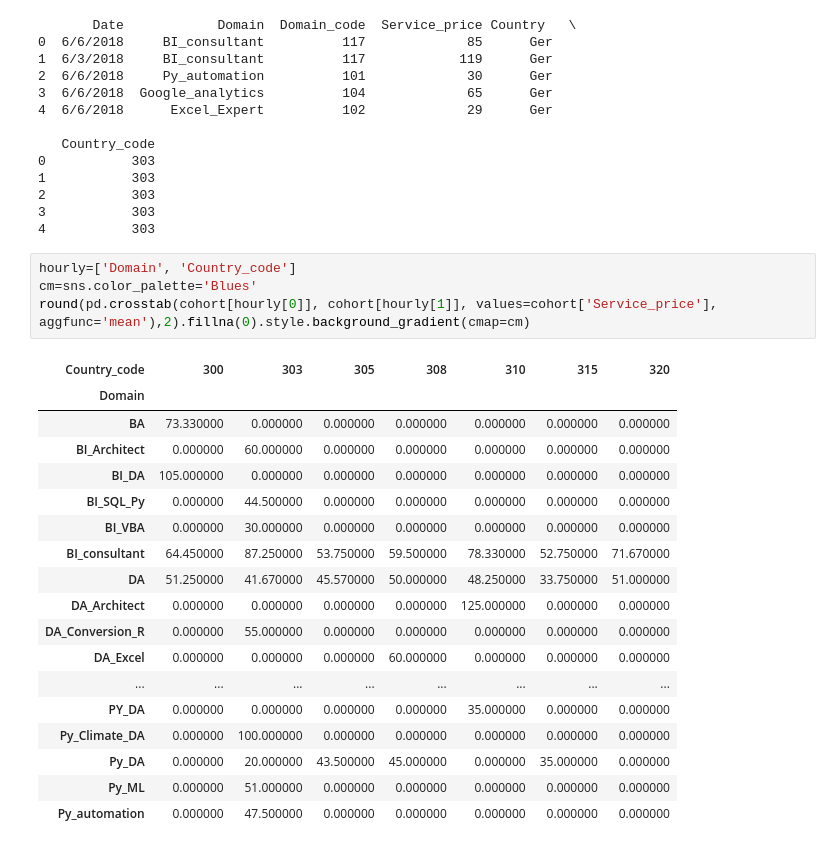
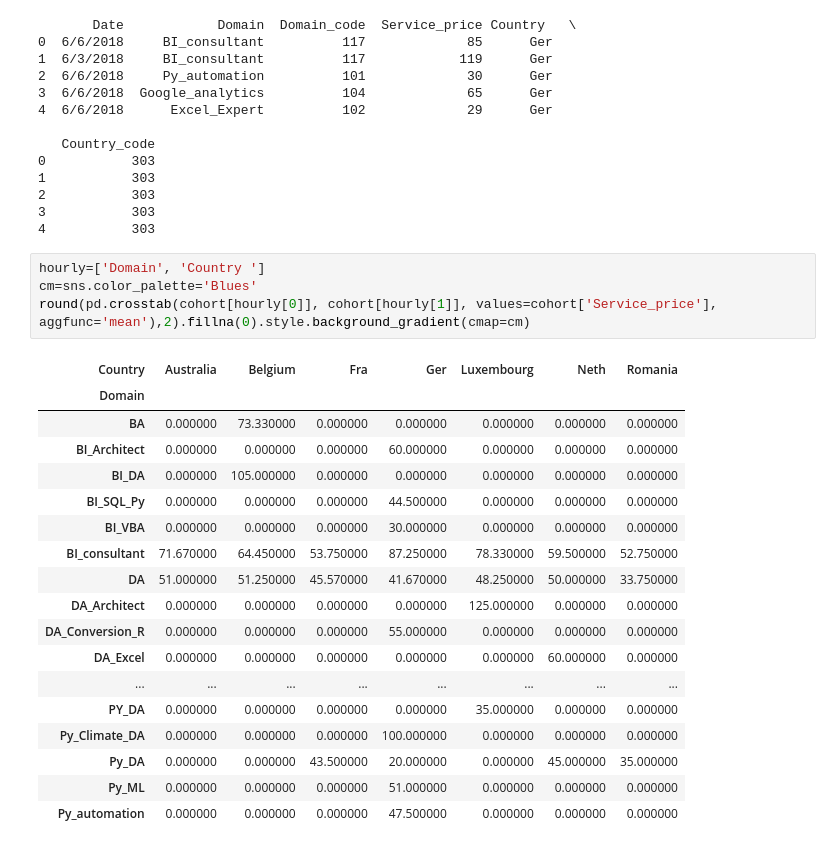
Before and after one commit to simofleanta/Data_coding_preparations, a Jupyter notebook: crosstab.ipynb, the cells around one changed output. Saved outputs shown, nothing was run; the diff lists cells and outputs as text.

```diff
--- a/crosstab.ipynb
+++ b/crosstab.ipynb
@@ -40,25 +40,25 @@ print(cohort.head(5))
 3           303
 4           303
 # %%
-hourly=['Domain', 'Country_code']
+hourly=['Domain', 'Country ']
 cm=sns.color_palette='Blues'
 round(pd.crosstab(cohort[hourly[0]], cohort[hourly[1]], values=cohort['Service_price'], aggfunc='mean'),2).fillna(0).style.background_gradient(cmap=cm)
 # %% [output]
-| Country_code | 300 | 303 | 305 | 308 | 310 | 315 | 320 |
+| Country | Australia | Belgium | Fra | Ger | Luxembourg | Neth | Romania |
 | Domain |  |  |  |  |  |  |  |
-| BA | 73.330000 | 0.000000 | 0.000000 | 0.000000 | 0.000000 | 0.000000 | 0.000000 |
-| BI_Architect | 0.000000 | 60.000000 | 0.000000 | 0.000000 | 0.000000 | 0.000000 | 0.000000 |
-| BI_DA | 105.000000 | 0.000000 | 0.000000 | 0.000000 | 0.000000 | 0.000000 | 0.000000 |
-| BI_SQL_Py | 0.000000 | 44.500000 | 0.000000 | 0.000000 | 0.000000 | 0.000000 | 0.000000 |
-| BI_VBA | 0.000000 | 30.000000 | 0.000000 | 0.000000 | 0.000000 | 0.000000 | 0.000000 |
-| BI_consultant | 64.450000 | 87.250000 | 53.750000 | 59.500000 | 78.330000 | 52.750000 | 71.670000 |
-| DA | 51.250000 | 41.670000 | 45.570000 | 50.000000 | 48.250000 | 33.750000 | 51.000000 |
+| BA | 0.000000 | 73.330000 | 0.000000 | 0.000000 | 0.000000 | 0.000000 | 0.000000 |
+| BI_Architect | 0.000000 | 0.000000 | 0.000000 | 60.000000 | 0.000000 | 0.000000 | 0.000000 |
+| BI_DA | 0.000000 | 105.000000 | 0.000000 | 0.000000 | 0.000000 | 0.000000 | 0.000000 |
+| BI_SQL_Py | 0.000000 | 0.000000 | 0.000000 | 44.500000 | 0.000000 | 0.000000 | 0.000000 |
+| BI_VBA | 0.000000 | 0.000000 | 0.000000 | 30.000000 | 0.000000 | 0.000000 | 0.000000 |
+| BI_consultant | 71.670000 | 64.450000 | 53.750000 | 87.250000 | 78.330000 | 59.500000 | 52.750000 |
+| DA | 51.000000 | 51.250000 | 45.570000 | 41.670000 | 48.250000 | 50.000000 | 33.750000 |
 | DA_Architect | 0.000000 | 0.000000 | 0.000000 | 0.000000 | 125.000000 | 0.000000 | 0.000000 |
-| DA_Conversion_R | 0.000000 | 55.000000 | 0.000000 | 0.000000 | 0.000000 | 0.000000 | 0.000000 |
-| DA_Excel | 0.000000 | 0.000000 | 0.000000 | 60.000000 | 0.000000 | 0.000000 | 0.000000 |
+| DA_Conversion_R | 0.000000 | 0.000000 | 0.000000 | 55.000000 | 0.000000 | 0.000000 | 0.000000 |
+| DA_Excel | 0.000000 | 0.000000 | 0.000000 | 0.000000 | 0.000000 | 60.000000 | 0.000000 |
 | ... | ... | ... | ... | ... | ... | ... | ... |
 | PY_DA | 0.000000 | 0.000000 | 0.000000 | 0.000000 | 35.000000 | 0.000000 | 0.000000 |
-| Py_Climate_DA | 0.000000 | 100.000000 | 0.000000 | 0.000000 | 0.000000 | 0.000000 | 0.000000 |
-| Py_DA | 0.000000 | 20.000000 | 43.500000 | 45.000000 | 0.000000 | 35.000000 | 0.000000 |
-| Py_ML | 0.000000 | 51.000000 | 0.000000 | 0.000000 | 0.000000 | 0.000000 | 0.000000 |
-| Py_automation | 0.000000 | 47.500000 | 0.000000 | 0.000000 | 0.000000 | 0.000000 | 0.000000 |
+| Py_Climate_DA | 0.000000 | 0.000000 | 0.000000 | 100.000000 | 0.000000 | 0.000000 | 0.000000 |
+| Py_DA | 0.000000 | 0.000000 | 43.500000 | 20.000000 | 0.000000 | 45.000000 | 35.000000 |
+| Py_ML | 0.000000 | 0.000000 | 0.000000 | 51.000000 | 0.000000 | 0.000000 | 0.000000 |
+| Py_automation | 0.000000 | 0.000000 | 0.000000 | 47.500000 | 0.000000 | 0.000000 | 0.000000 |
```
Also changed, not shown: parts of 1 cell of this notebook.
